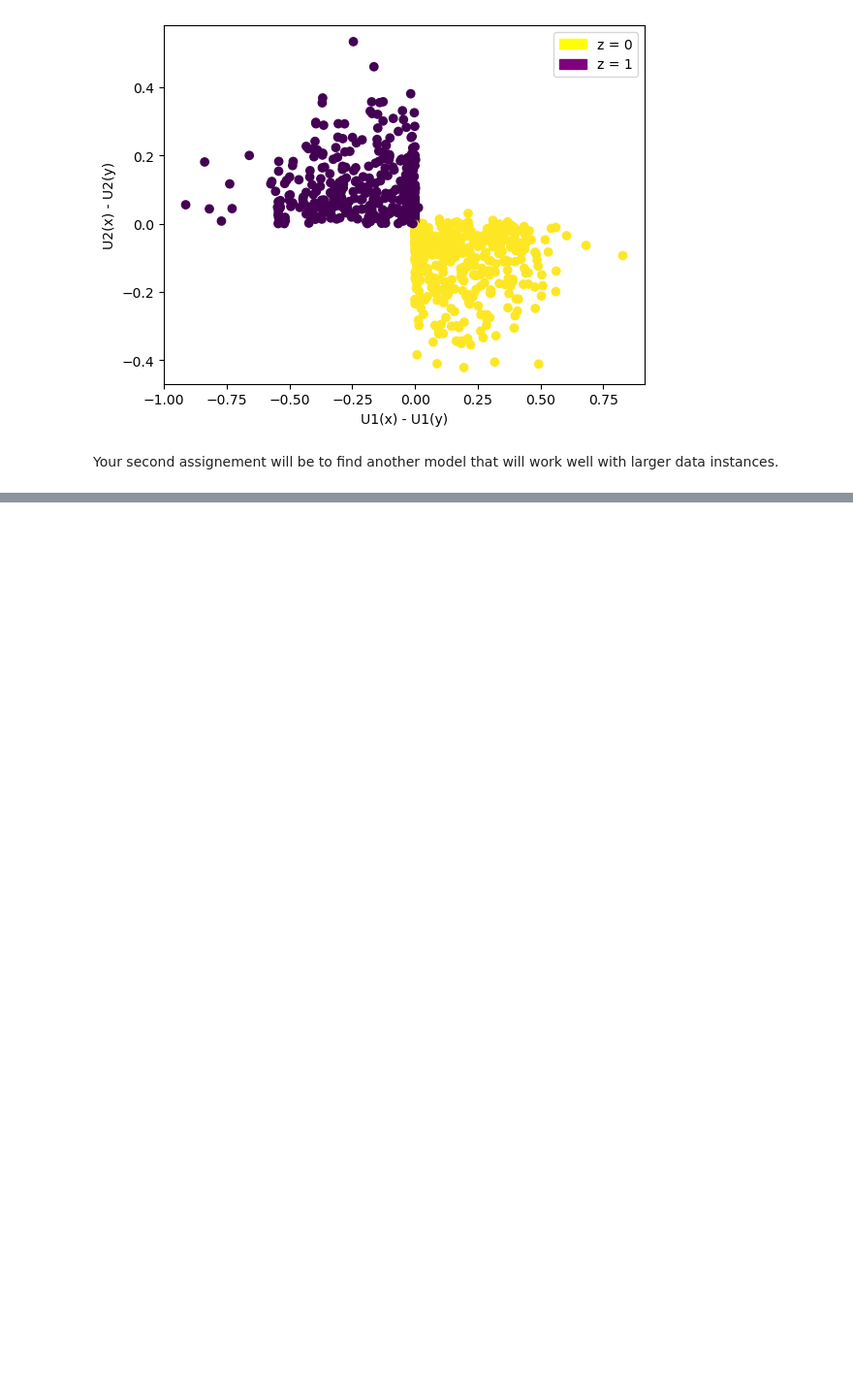
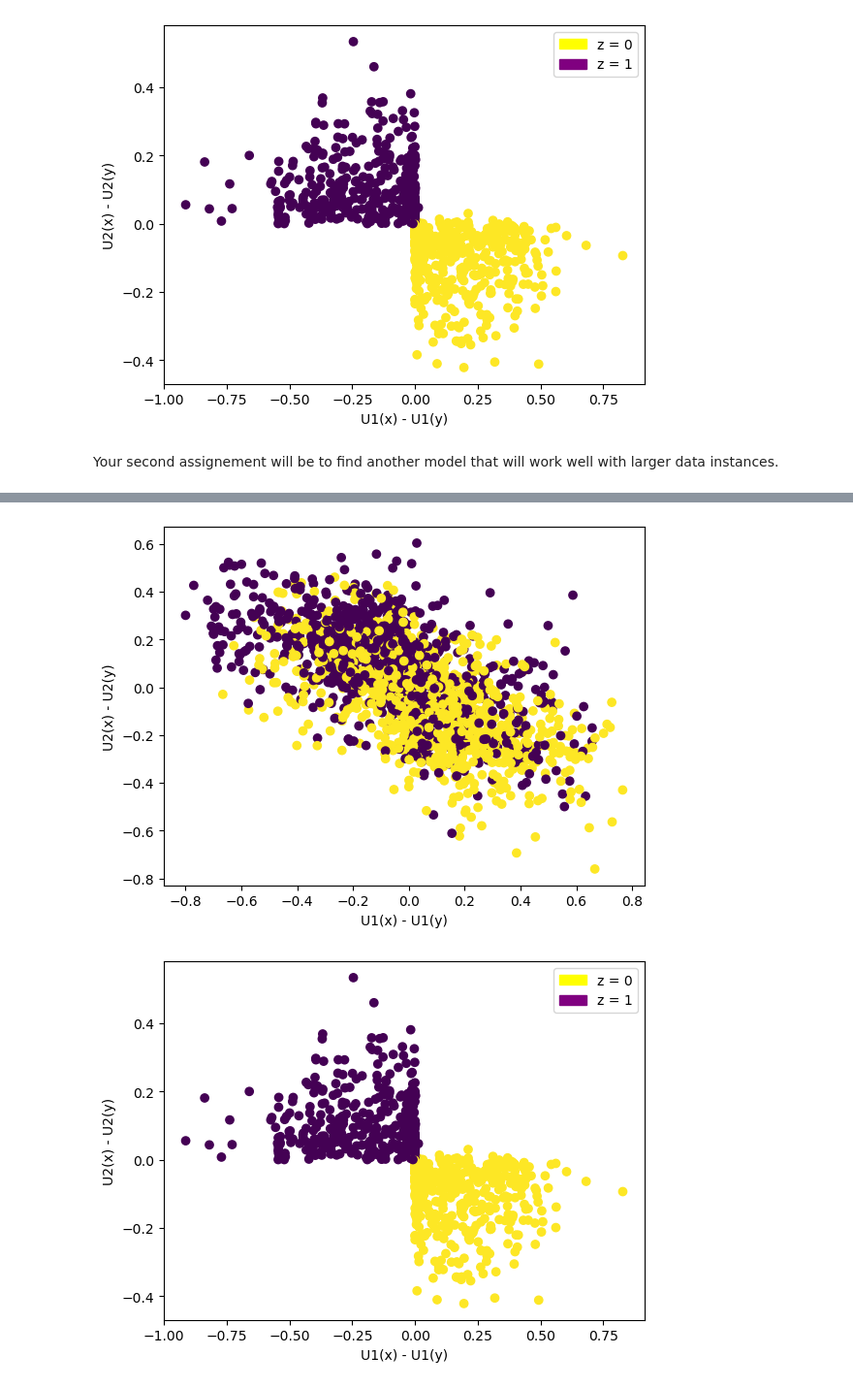
Before and after one commit to AymericPalaric/cs-sdp-2023-24, a Jupyter notebook: notebooks/example.ipynb, the cells around one changed output, grey strips where cells are left out. Shown: that part at 97% size. Saved outputs shown, nothing was run; the diff lists cells and outputs as text; code cells hidden in the pictures; blank space fills up the shorter version.

```diff
--- a/notebooks/example.ipynb
+++ b/notebooks/example.ipynb
@@ -167,3 +167,17 @@ Image("../images/MIP_results_example.png")
 [figure]
 # %% [markdown]
 Your second assignement will be to find another model that will work well with larger data instances.
+# %%
+import os
+import sys
+
+sys.path.append("../python/")
+
+import matplotlib.pyplot as plt
+import numpy as np
+from data import Dataloader
+from models import RandomExampleModel
+import metrics
+# Loading the data
+data_loader = Dataloader("../data/dataset_4") # Specify path to the dataset you want to load
+X, Y = data_loader.load()
@@ -169,0 +188,13 @@ Your second assignement will be to find another model that will work well with l
+# %%
+from models import HeuristicModel
+
+parameters = {"n_pieces": 5,
+              "n_clusters" : 2,
+              "epsilon" : 0.00001} # Can be completed
+model = HeuristicModel(**parameters)
+model.fit(X, Y)
+Z = data_loader.get_ground_truth_labels()
+
+# Uncomment once your model is working
+print("Percentage of explained preferences on train data:", pairs_explained.from_model(model, X, Y)) # You should get 1.0 with the right MIP
+print("Percentage of preferences well regrouped into clusters:", cluster_intersection.from_model(model, X, Y, Z))
@@ -169,0 +219,14 @@ Your second assignement will be to find another model that will work well with l
+# %%
+plt.figure()
+plt.scatter(model.predict_utility(X)[:, 0]-model.predict_utility(Y)[:, 0],
+            model.predict_utility(X)[:, 1]-model.predict_utility(Y)[:, 1], c=Z)
+plt.xlabel("U1(x) - U1(y)")
+plt.ylabel("U2(x) - U2(y)")
+plt.show()
+
+# Here is how it should look like
+from IPython.display import Image
+Image("../images/MIP_results_example.png")
+# %% [output]
+[figure, added]
+[figure, added]
```
Also changed, not shown: parts of 2 cells of this notebook, 1 other file.
